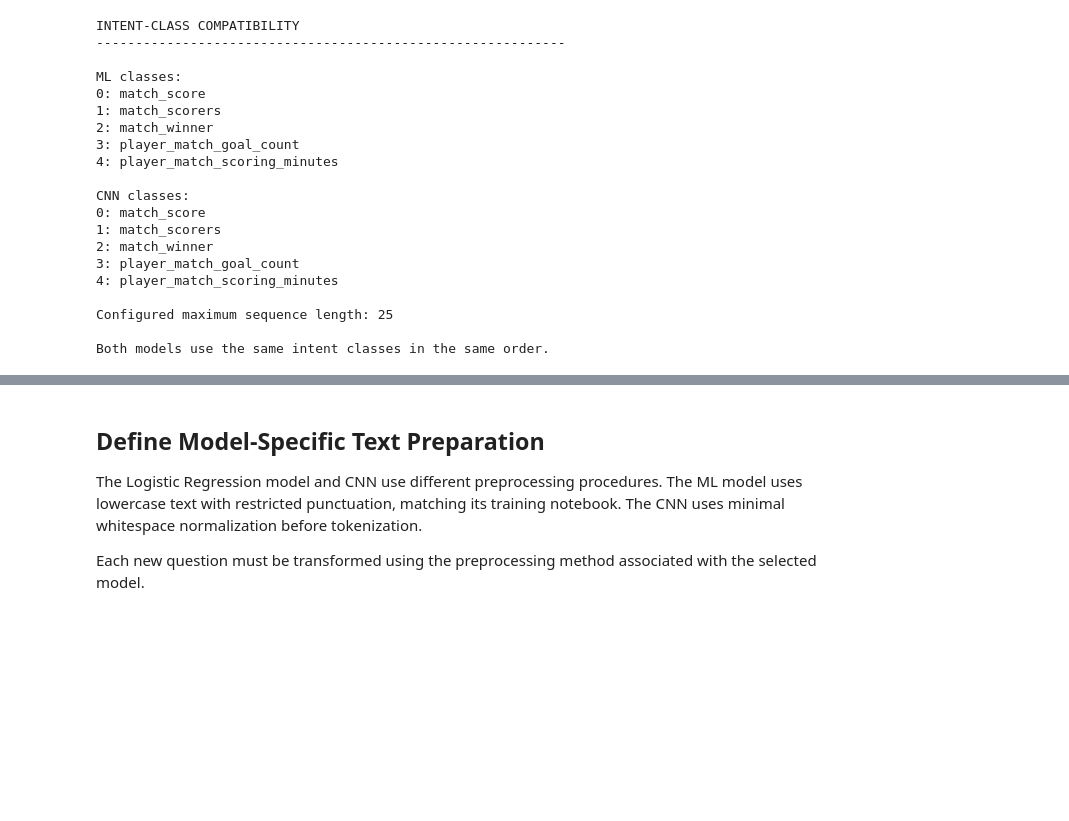
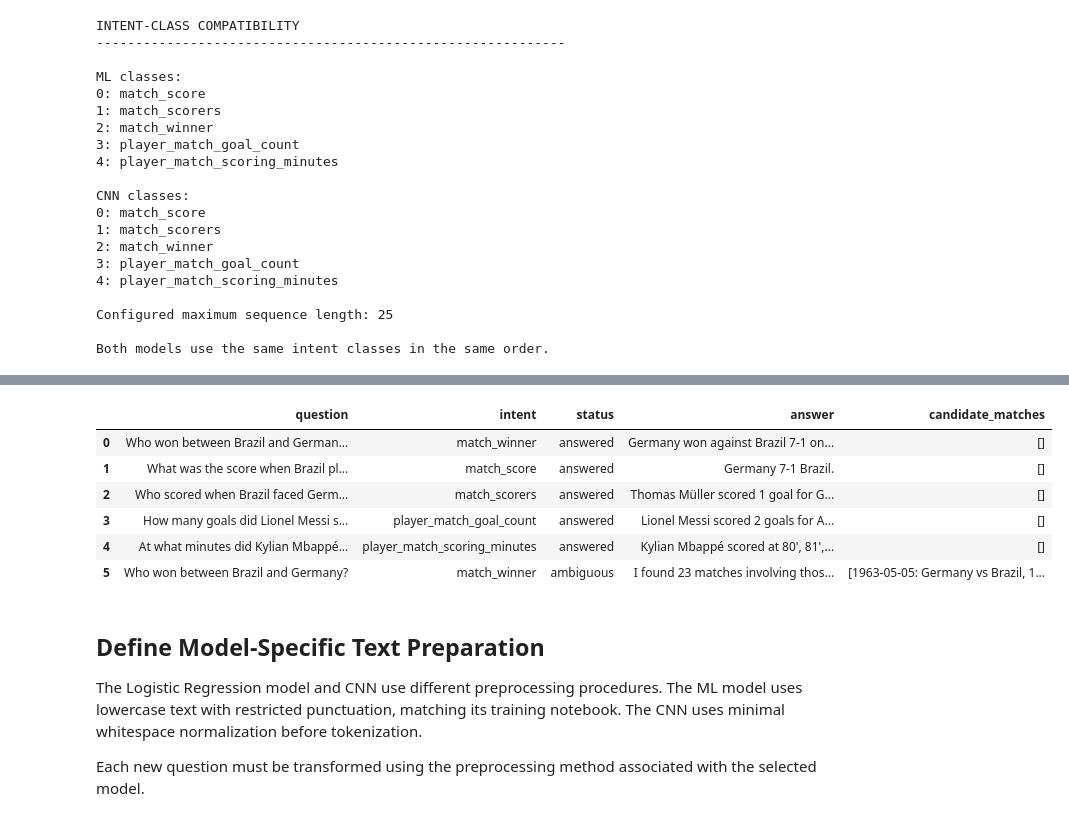
Before and after one commit to eshan14git/football-qa-nlp, a Jupyter notebook: notebooks/football_qa_demo.ipynb, the cells around one changed output, grey strips where cells are left out. Drawn from its saved outputs; the diff is of its cells as text; code cells hidden in the pictures; blank space fills up the shorter version.

Commit message:
Integrate factual retrieval into Football NLQA demo

```diff
--- a/notebooks/football_qa_demo.ipynb
+++ b/notebooks/football_qa_demo.ipynb
@@ -367,0 +1717,80 @@ Both models use the same intent classes in the same order.
+# %%
+retrieval_test_cases = [
+    {
+        "question": (
+            "Who won between Brazil and Germany "
+            "on 8 July 2014?"
+        ),
+        "intent": "match_winner"
+    },
+    {
+        "question": (
+            "What was the score when Brazil played "
+            "Germany on 2014-07-08?"
+        ),
+        "intent": "match_score"
+    },
+    {
+        "question": (
+            "Who scored when Brazil faced Germany "
+            "on 8 July 2014?"
+        ),
+        "intent": "match_scorers"
+    },
+    {
+        "question": (
+            "How many goals did Lionel Messi score "
+            "when Argentina played France on "
+            "18 December 2022?"
+        ),
+        "intent": "player_match_goal_count"
+    },
+    {
+        "question": (
+            "At what minutes did Kylian Mbappé score "
+            "for France against Argentina on "
+            "18 December 2022?"
+        ),
+        "intent": (
+            "player_match_scoring_minutes"
+        )
+    },
+    {
+        "question": (
+            "Who won between Brazil and Germany?"
+        ),
+        "intent": "match_winner"
+    }
+]
+
+retrieval_test_results = []
+
+for test_case in retrieval_test_cases:
+    retrieval_result = retrieve_football_answer(
+        question=test_case["question"],
+        predicted_intent=test_case["intent"]
+    )
+
+    retrieval_test_results.append(
+        {
+            "question": test_case["question"],
+            "intent": test_case["intent"],
+            "status": retrieval_result["status"],
+            "answer": retrieval_result["answer"],
+            "candidate_matches": (
+                retrieval_result[
+                    "candidate_matches"
+                ]
+            )
+        }
+    )
+
+retrieval_test_results_df = pd.DataFrame(
+    retrieval_test_results
+)
+
+print("FACTUAL RETRIEVAL VERIFICATION")
+print("-" * 70)
+
+display(retrieval_test_results_df)
+# %% [output]
@@ -368,3 +1799,10 @@ Both models use the same intent classes in the same order.
+|  | question | intent | status | answer | candidate_matches |
+| 0 | Who won between Brazil and German... | match_winner | answered | Germany won against Brazil 7-1 on... | [] |
+| 1 | What was the score when Brazil pl... | match_score | answered | Germany 7-1 Brazil. | [] |
+| 2 | Who scored when Brazil faced Germ... | match_scorers | answered | Thomas Müller scored 1 goal for G... | [] |
+| 3 | How many goals did Lionel Messi s... | player_match_goal_count | answered | Lionel Messi scored 2 goals for A... | [] |
+| 4 | At what minutes did Kylian Mbappé... | player_match_scoring_minutes | answered | Kylian Mbappé scored at 80', 81',... | [] |
+| 5 | Who won between Brazil and Germany? | match_winner | ambiguous | I found 23 matches involving thos... | [1963-05-05: Germany vs Brazil, 1... |
 # %% [markdown]
 ## Define Model-Specific Text Preparation
 
```
Also changed, not shown: parts of 38 cells of this notebook.
